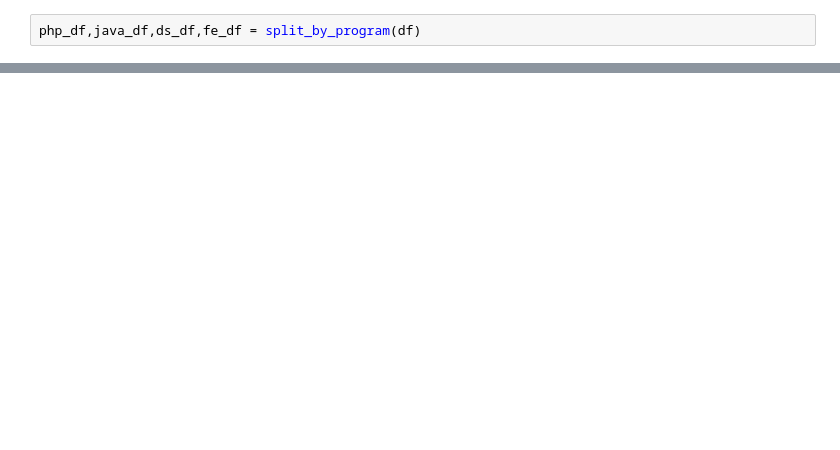
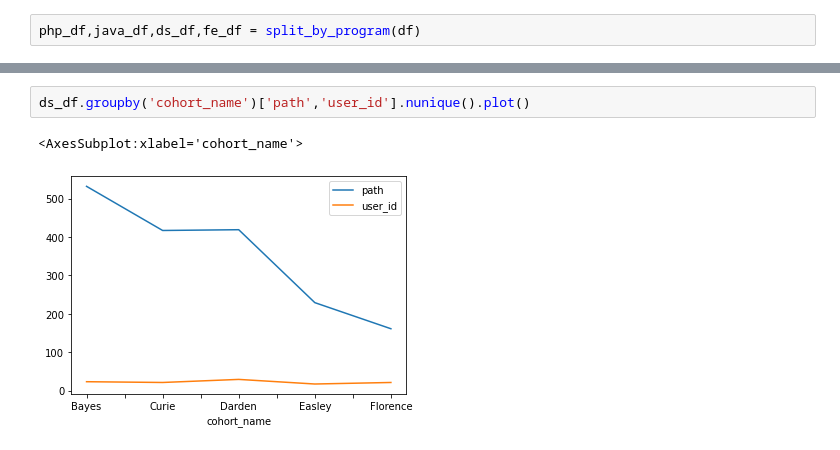
Before and after one commit to JaredVahle/anomaly-detection-project, a Jupyter notebook: anomaly_detection_project_final.ipynb, the cells around one changed output, grey strips where cells are left out. Saved outputs shown, nothing was run; the diff lists cells and outputs as text; blank space fills up the shorter version.

```diff
--- a/anomaly_detection_project_final.ipynb
+++ b/anomaly_detection_project_final.ipynb
@@ -231,0 +260,5 @@ Name: path, Length: 2555, dtype: float64
+# %%
+ds_df.groupby('cohort_name')['path','user_id'].nunique().plot()
+# %% [output]
+<AxesSubplot:xlabel='cohort_name'>
+[figure, added]
```
Also changed, not shown: parts of 23 cells of this notebook, 1 other file.
